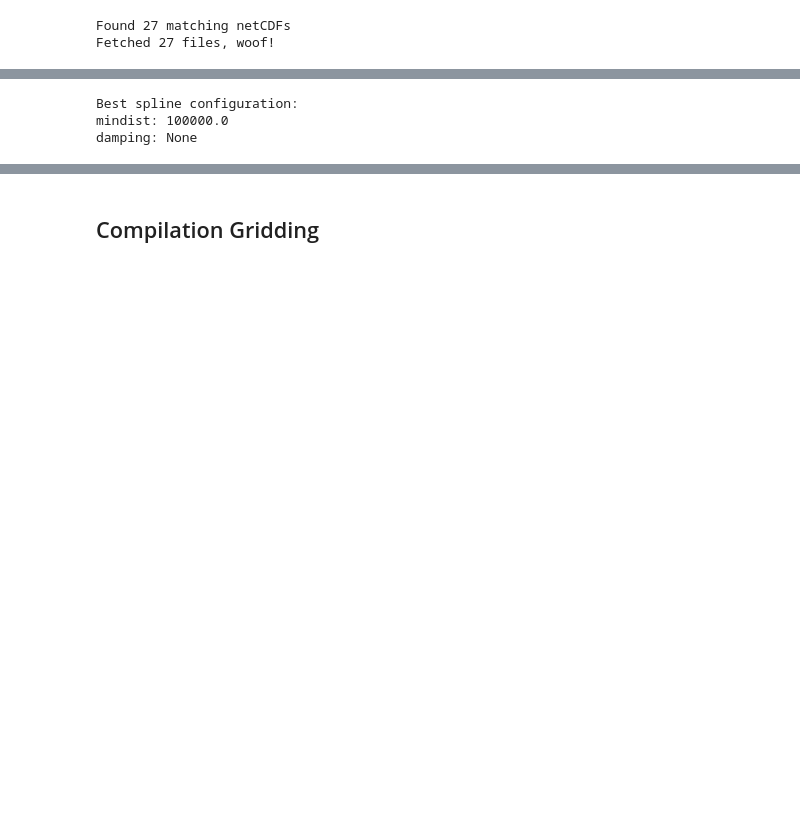
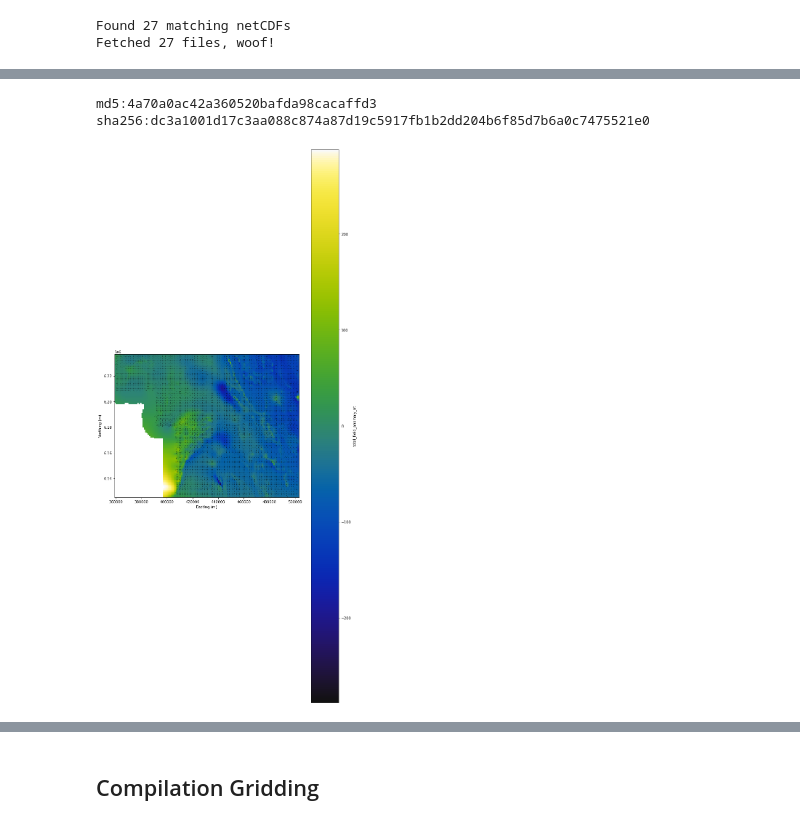
Before and after one commit to LSgeo/SRvey, a Jupyter notebook: download_and_grid.ipynb, the cells around one changed output, grey strips where cells are left out. Cells and saved outputs as stored; diff of their text form; code cells hidden in the pictures; blank space fills up the shorter version.

```diff
--- a/download_and_grid.ipynb
+++ b/download_and_grid.ipynb
@@ -318,18 +365,56 @@ proj_coords = projection(data.longitude.values, data.latitude.values)
+# %%
+export = pd.DataFrame({
+    "flight_line": data.flight_line,
+    "longitude": data.longitude.map(lambda x: "{:.5f}".format(x)),
+    "latitude": data.latitude.map(lambda x: "{:.5f}".format(x)),
+    "height_orthometric_m": data.height_orthometric_m.map(lambda x: "{:.0f}".format(x)),
+    "total_field_anomaly_nt": data.total_field_anomaly_nt.map(lambda x: "{:.0f}".format(x)),
+})
+
+fname = "osborne-magnetic.csv.xz"
+export.to_csv(fname, index=False)
+
+for alg in ["md5", "sha256"]:
+    print(f"{alg}:{pooch.file_hash(fname, alg=alg)}")
+# %% [output]
+md5:4a70a0ac42a360520bafda98cacaffd3
+sha256:dc3a1001d17c3aa088c874a87d19c5917fb1b2dd204b6f85d7b6a0c7475521e0
 # %%
+## LS
+lon = "longitude"  # .upper()
+lat = "latitude"  # .upper() # GDA94 latlon
+x = "easting"
+y = "northing"
 
-# reducer = vd.BlockReduce(np.median, spacing=spacing)
-# filter_coords, filter_data = reducer.filter(proj_coords, data.grid_var)
+data_back = pd.read_csv(fname)
+spacing = 50 # meters
+grid_var = "total_field_anomaly_nt" if "AWAGS" in nc else "freeair"
 
-# spline = vd.Spline(mindist=100e3).fit(filter_coords, filter_data)
-# grid = spline.grid(spacing=spacing, data_names=grid_var)
+wgs_to_mga55 = Transformer.from_crs("epsg:4326", "epsg:28355", always_xy=True)
+easting, northing = wgs_to_mga55.transform(data_back[lon], data_back[lat], errcheck=False)
 
-# grid = vd.distance_mask(proj_coords, maxdist=spacing * 5, grid=grid)
+reducer = vd.BlockReduce(np.median, spacing=(spacing,))
+coordinates, (total_field_anomaly, height) = reducer.filter(
+    (easting, northing),
+    (data_back[grid_var], data_back["height_orthometric_m"]),
+)
 
-# plt.figure(figsize=(10, 30), constrained_layout=True)
-# plt.title(f"Gridded {grid_var} in Cartesian coordinates")
-# pc = grid[grid_var].plot.pcolormesh(cmap=cc.cm.CET_L16, add_colorbar=True)
-# plt.plot(filter_coords[0], filter_coords[1], ".k", markersize=0.5)
-# plt.xlabel("Easting (m)")
-# plt.ylabel("Northing (m)")
-# plt.gca().set_aspect("equal")
-# plt.show()
+# df = df_full.dropna()  # Some datasets have nans...
+# print(f"Dropped {len(df_full) - len(df)} NaN points, kept {len(df)} points")
+# proj_coords = (df[x].values, df[y].values)
+
+spline = vd.Spline().fit(coordinates, total_field_anomaly.astype(np.float32))
+grid = spline.grid(spacing=spacing, data_names=grid_var)
+
+grid = vd.distance_mask(coordinates, maxdist=spacing * 10, grid=grid)
+
+plt.figure(figsize=(10, 30), constrained_layout=True)
+plt.title(f"Gridded {grid_var} in Cartesian coordinates")
+pc = grid[grid_var].plot.pcolormesh(cmap=cc.cm.CET_L16, add_colorbar=True)
+plt.plot(coordinates[0], coordinates[1], ".k", markersize=0.5)
+plt.xlabel("Easting (m)")
+plt.ylabel("Northing (m)")
+plt.gca().set_aspect("equal")
+plt.show()
+# %% [output]
+[figure, added]
@@ -341,15 +429,15 @@ chain = vd.Chain(
         (
             "spline",
             vd.SplineCV(
-                dampings=[None], #1e-10, 1e-1,
-                mindists=[1000], #, 10e3
+                dampings=[1e-6],  # 1e-10, 1e-1,
+                mindists=[1000],  # , 10e3
                 delayed=True,
             ),
         ),
     ],
 )
 train, test = vd.train_test_split(
-    proj_coords, data.freeair, random_state=0, spacing=spacing
+    (df.y, df.x), df.data, random_state=0, spacing=spacing
 )
 chain.fit(*train)
 score = chain.score(*test)
@@ -364,14 +452,10 @@ grid_full = chain.grid(
     spacing=spacing,
     # projection=projection,
     dims=["Easting", "Northing"],
-    data_names=grid_var,
+    data_names="grid_var",
 )
 
-chain_grid = vd.distance_mask(proj_coords, grid=grid_full, maxdist=spacing * 5)
+chain_grid = vd.distance_mask((df.y, df.x), grid=grid_full, maxdist=spacing * 10)
-# %% [output]
-Best spline configuration:
-mindist: 100000.0
-damping: None
 # %%
 # Plot the grid and the original data points
 plt.figure(figsize=(10, 30), constrained_layout=True)
```
Also changed, not shown: parts of 22 cells of this notebook.
